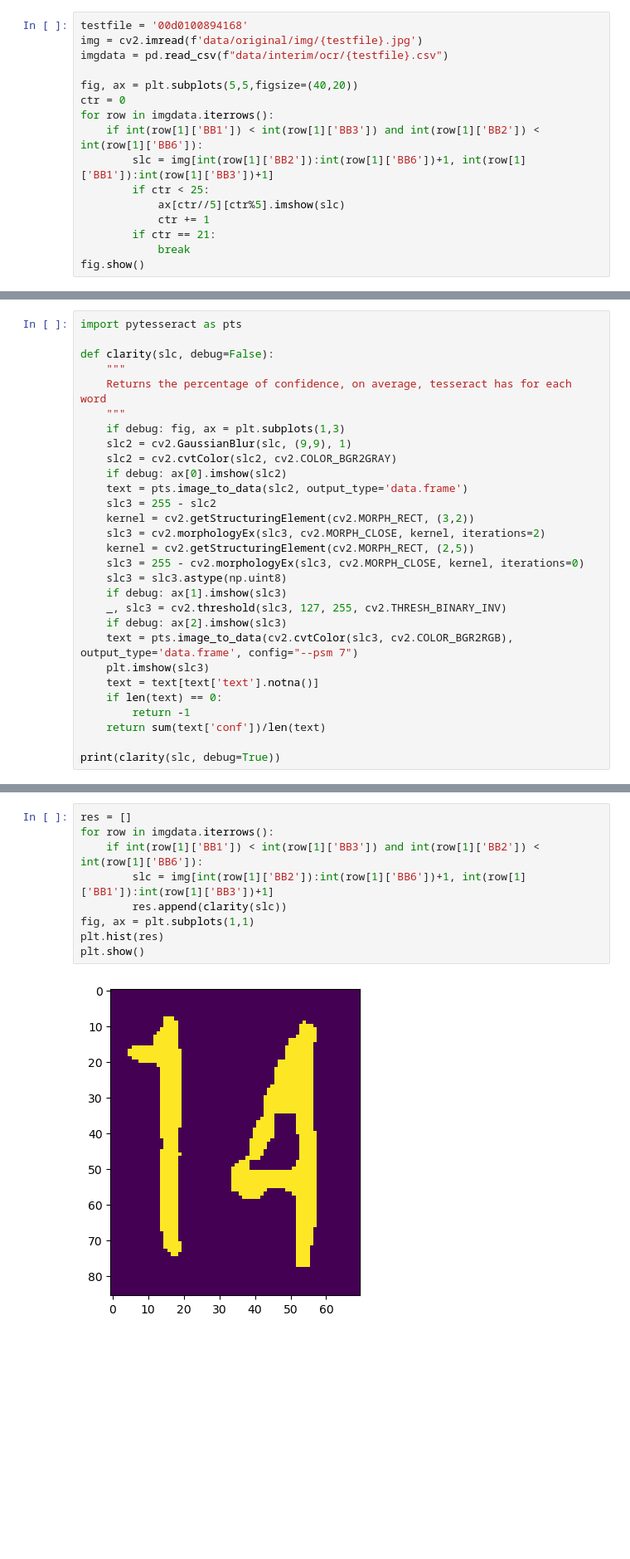
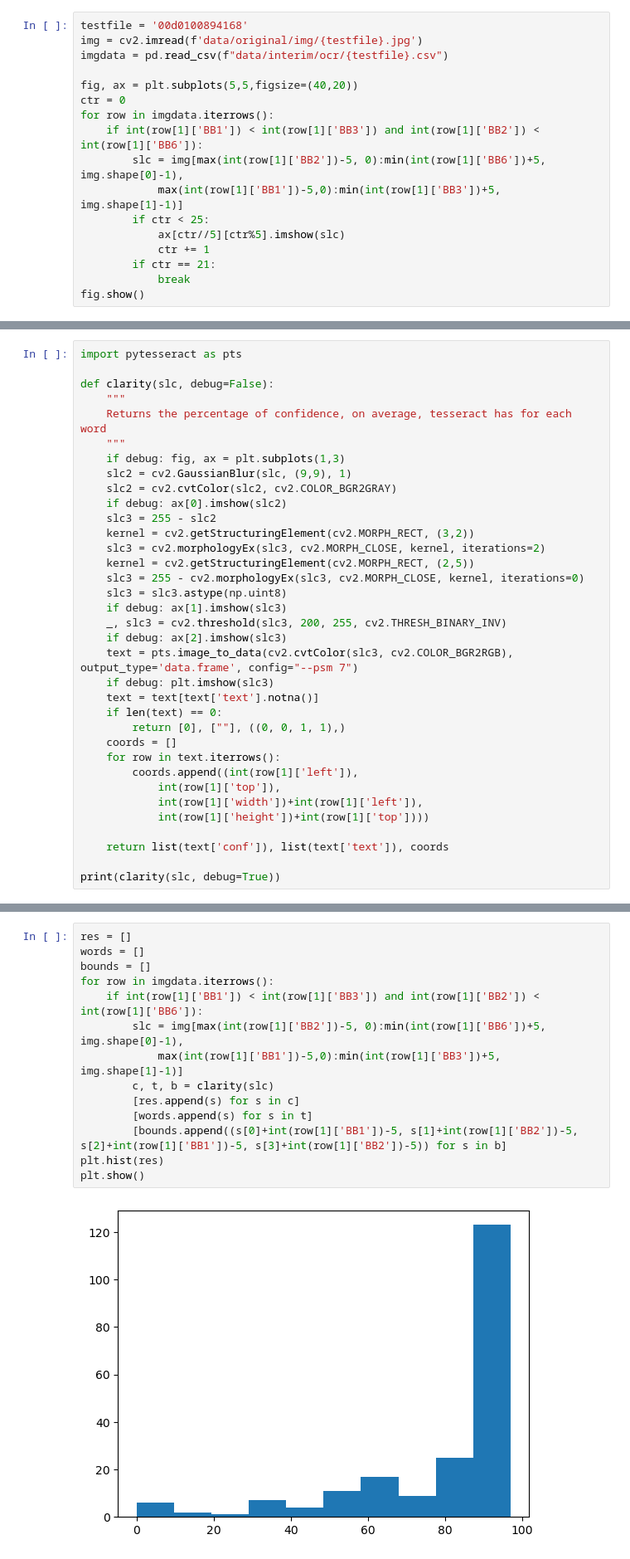
Before and after one commit to TopazFist/BillDatathon2023, a Jupyter notebook: ocr_cv.ipynb, the cells around one changed output, grey strips where cells are left out. Shown at 83% size. Drawn from its saved outputs; the diff is of its cells as text; blank space fills up the shorter version.

```diff
--- a/ocr_cv.ipynb
+++ b/ocr_cv.ipynb
@@ -14,7 +14,8 @@ fig, ax = plt.subplots(5,5,figsize=(40,20))
 ctr = 0
 for row in imgdata.iterrows():
     if int(row[1]['BB1']) < int(row[1]['BB3']) and int(row[1]['BB2']) < int(row[1]['BB6']):
-        slc = img[int(row[1]['BB2']):int(row[1]['BB6'])+1, int(row[1]['BB1']):int(row[1]['BB3'])+1]
+        slc = img[max(int(row[1]['BB2'])-5, 0):min(int(row[1]['BB6'])+5, img.shape[0]-1),
+            max(int(row[1]['BB1'])-5,0):min(int(row[1]['BB3'])+5, img.shape[1]-1)]
         if ctr < 25:
             ax[ctr//5][ctr%5].imshow(slc)
             ctr += 1
@@ -35,7 +36,6 @@ def clarity(slc, debug=False):
     slc2 = cv2.GaussianBlur(slc, (9,9), 1)
     slc2 = cv2.cvtColor(slc2, cv2.COLOR_BGR2GRAY)
     if debug: ax[0].imshow(slc2)
-    text = pts.image_to_data(slc2, output_type='data.frame')
     slc3 = 255 - slc2
     kernel = cv2.getStructuringElement(cv2.MORPH_RECT, (3,2))
     slc3 = cv2.morphologyEx(slc3, cv2.MORPH_CLOSE, kernel, iterations=2)
@@ -43,14 +43,21 @@ def clarity(slc, debug=False):
     slc3 = 255 - cv2.morphologyEx(slc3, cv2.MORPH_CLOSE, kernel, iterations=0)
     slc3 = slc3.astype(np.uint8)
     if debug: ax[1].imshow(slc3)
-    _, slc3 = cv2.threshold(slc3, 127, 255, cv2.THRESH_BINARY_INV)
+    _, slc3 = cv2.threshold(slc3, 200, 255, cv2.THRESH_BINARY_INV)
     if debug: ax[2].imshow(slc3)
     text = pts.image_to_data(cv2.cvtColor(slc3, cv2.COLOR_BGR2RGB), output_type='data.frame', config="--psm 7")
-    plt.imshow(slc3)
+    if debug: plt.imshow(slc3)
     text = text[text['text'].notna()]
     if len(text) == 0:
-        return -1
-    return sum(text['conf'])/len(text)
+        return [0], [""], ((0, 0, 1, 1),)
+    coords = []
+    for row in text.iterrows():
+        coords.append((int(row[1]['left']),
+            int(row[1]['top']),
+            int(row[1]['width'])+int(row[1]['left']),
+            int(row[1]['height'])+int(row[1]['top'])))
+
+    return list(text['conf']), list(text['text']), coords
 
 print(clarity(slc, debug=True))
 # %% [output]
@@ -59,11 +66,16 @@ print(clarity(slc, debug=True))
 # %%
 res = []
+words = []
+bounds = []
 for row in imgdata.iterrows():
     if int(row[1]['BB1']) < int(row[1]['BB3']) and int(row[1]['BB2']) < int(row[1]['BB6']):
-        slc = img[int(row[1]['BB2']):int(row[1]['BB6'])+1, int(row[1]['BB1']):int(row[1]['BB3'])+1]
-        res.append(clarity(slc))
-fig, ax = plt.subplots(1,1)
+        slc = img[max(int(row[1]['BB2'])-5, 0):min(int(row[1]['BB6'])+5, img.shape[0]-1),
+            max(int(row[1]['BB1'])-5,0):min(int(row[1]['BB3'])+5, img.shape[1]-1)]
+        c, t, b = clarity(slc)
+        [res.append(s) for s in c]
+        [words.append(s) for s in t]
+        [bounds.append((s[0]+int(row[1]['BB1'])-5, s[1]+int(row[1]['BB2'])-5, s[2]+int(row[1]['BB1'])-5, s[3]+int(row[1]['BB2'])-5)) for s in b]
 plt.hist(res)
 plt.show()
 # %% [output]
-[figure, old version]
+[figure, new version]
```
Also changed, not shown: parts of 4 cells of this notebook, 1 other file.
